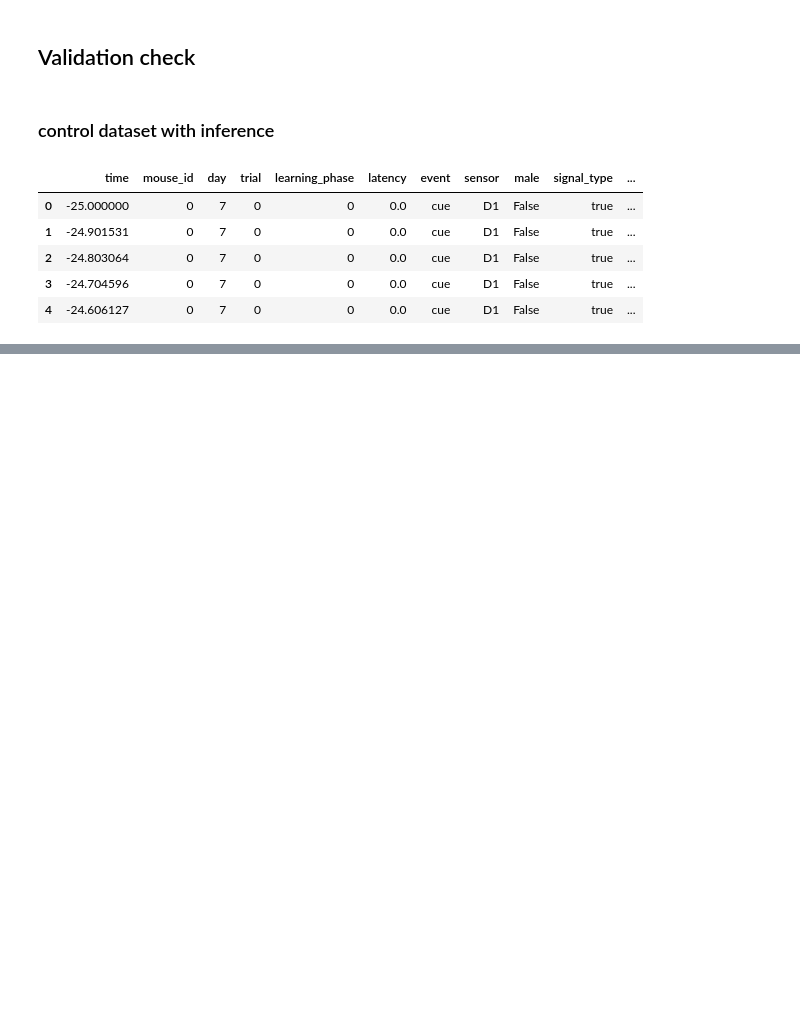
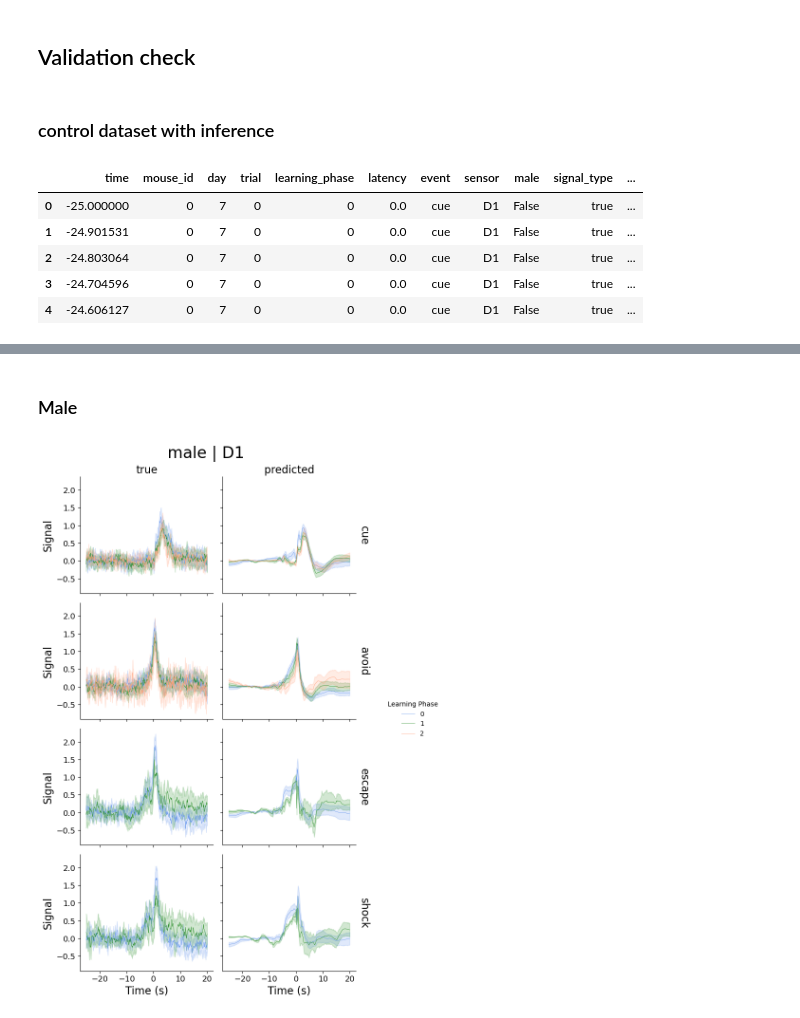
Before and after one commit to Mschaid/ENIGMA, a Jupyter notebook: notebooks/reports/binned_trial_exp_01.ipynb, the cells around one changed output, grey strips where cells are left out. Drawn from its saved outputs; the diff is of its cells as text; code cells hidden in the pictures; blank space fills up the shorter version.

```diff
--- a/notebooks/reports/binned_trial_exp_01.ipynb
+++ b/notebooks/reports/binned_trial_exp_01.ipynb
@@ -172,4 +230,8 @@ female_D1_plot = generate_plot(con_data, female_DA, sensor = 'D1', sex = 'female
+# %% [markdown]
+### Male
 # %%
 
 male_D1 = "sensor == 'D2' & male == True"
-male_D1_plot = generate_plot(con_data, male_D1, sensor = 'D1', sex = 'male', palette='Blues')
+male_D1_plot = generate_plot(con_data, male_D1, sensor = 'D1', sex = 'male')
+# %% [output]
+[figure, added]
```
Also changed, not shown: parts of 24 cells of this notebook.
